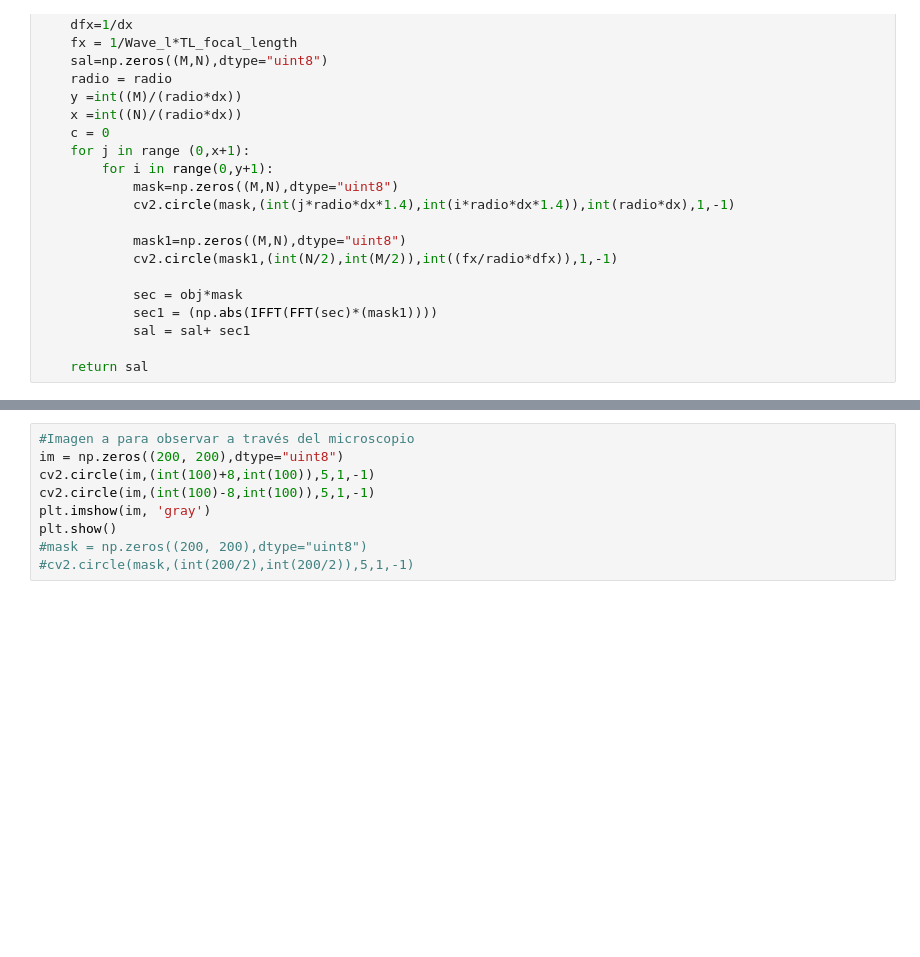
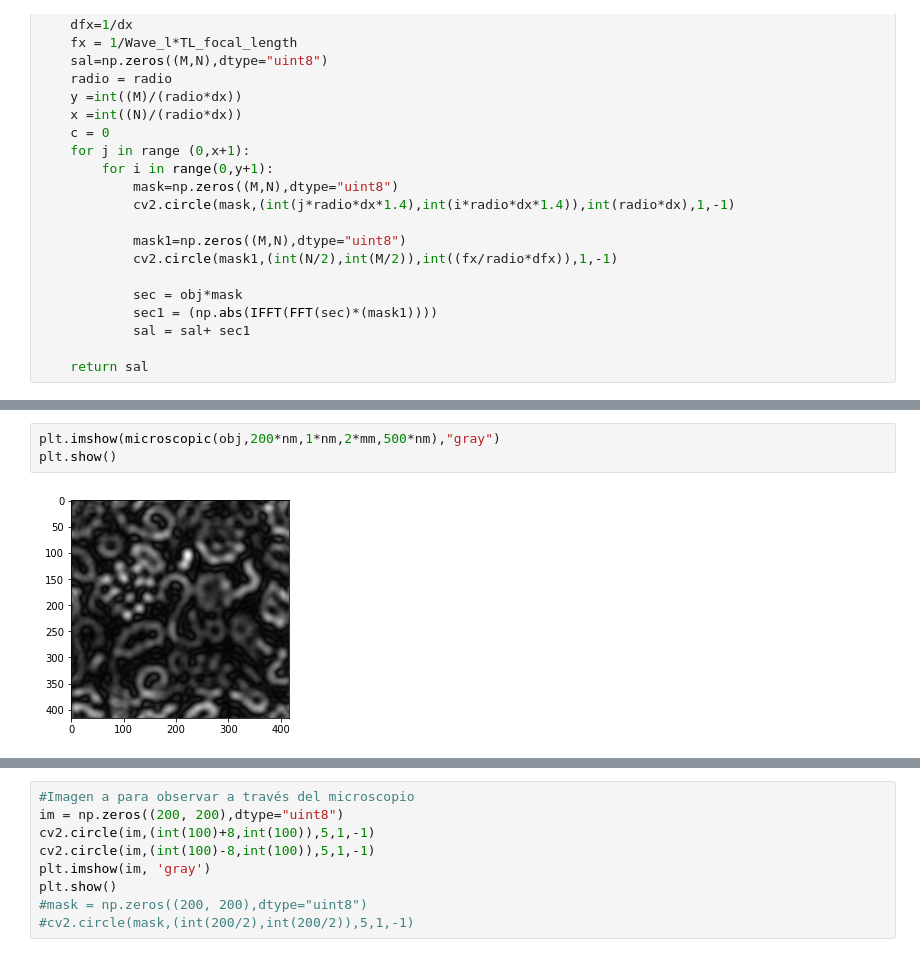
Before and after one commit to JuanDaAC/Los-tres-opticos, a Jupyter notebook: Proyecto.ipynb, the cells around one changed output, grey strips where cells are left out. Cells and saved outputs as stored; diff of their text form; blank space fills up the shorter version.

```diff
--- a/Proyecto.ipynb
+++ b/Proyecto.ipynb
@@ -61,0 +104,5 @@ plt.show()
+# %%
+plt.imshow(microscopic(obj,200*nm,1*nm,2*mm,500*nm),"gray")
+plt.show()
+# %% [output]
+[figure, added]
```
Also changed, not shown: parts of 5 cells of this notebook.
